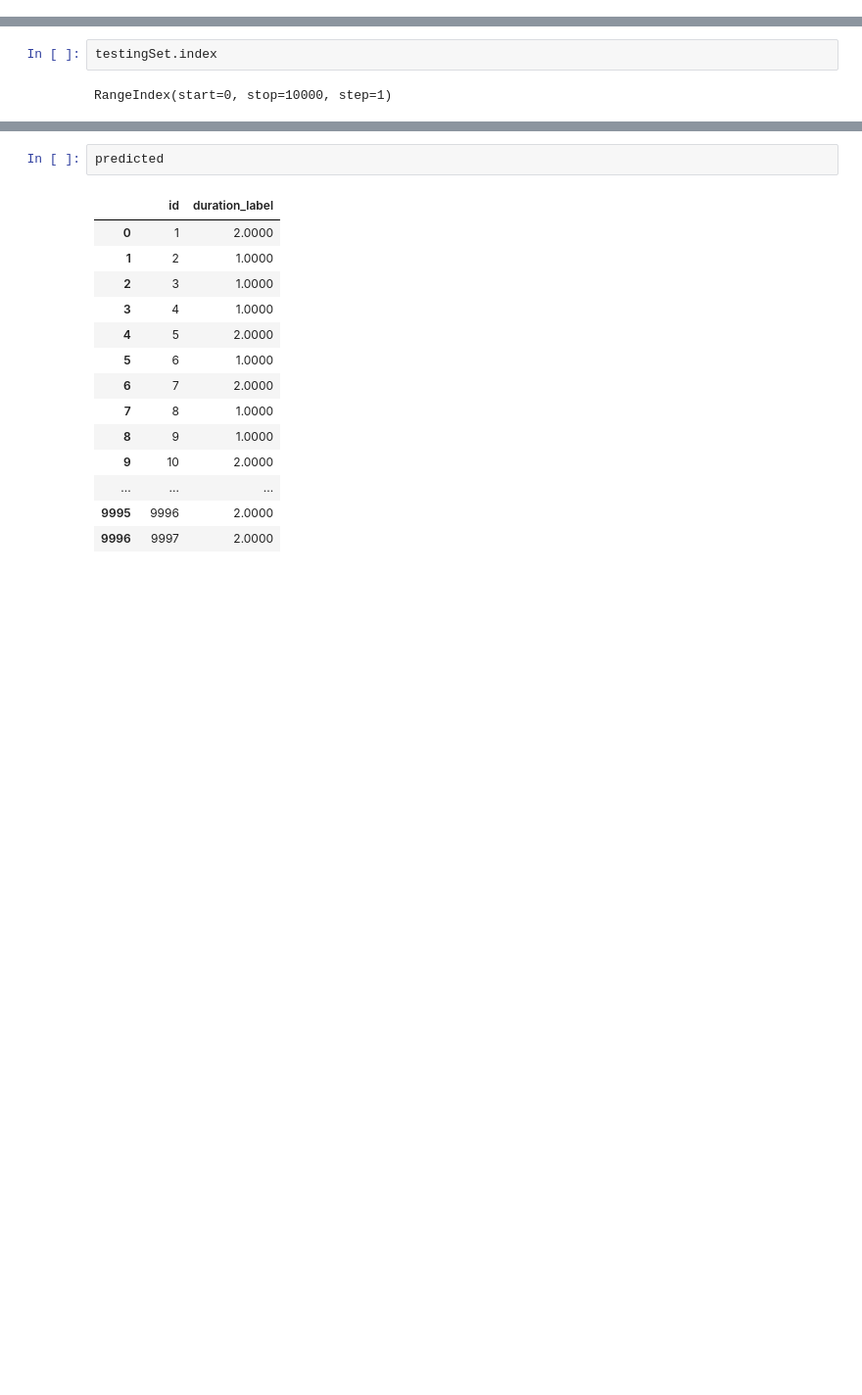
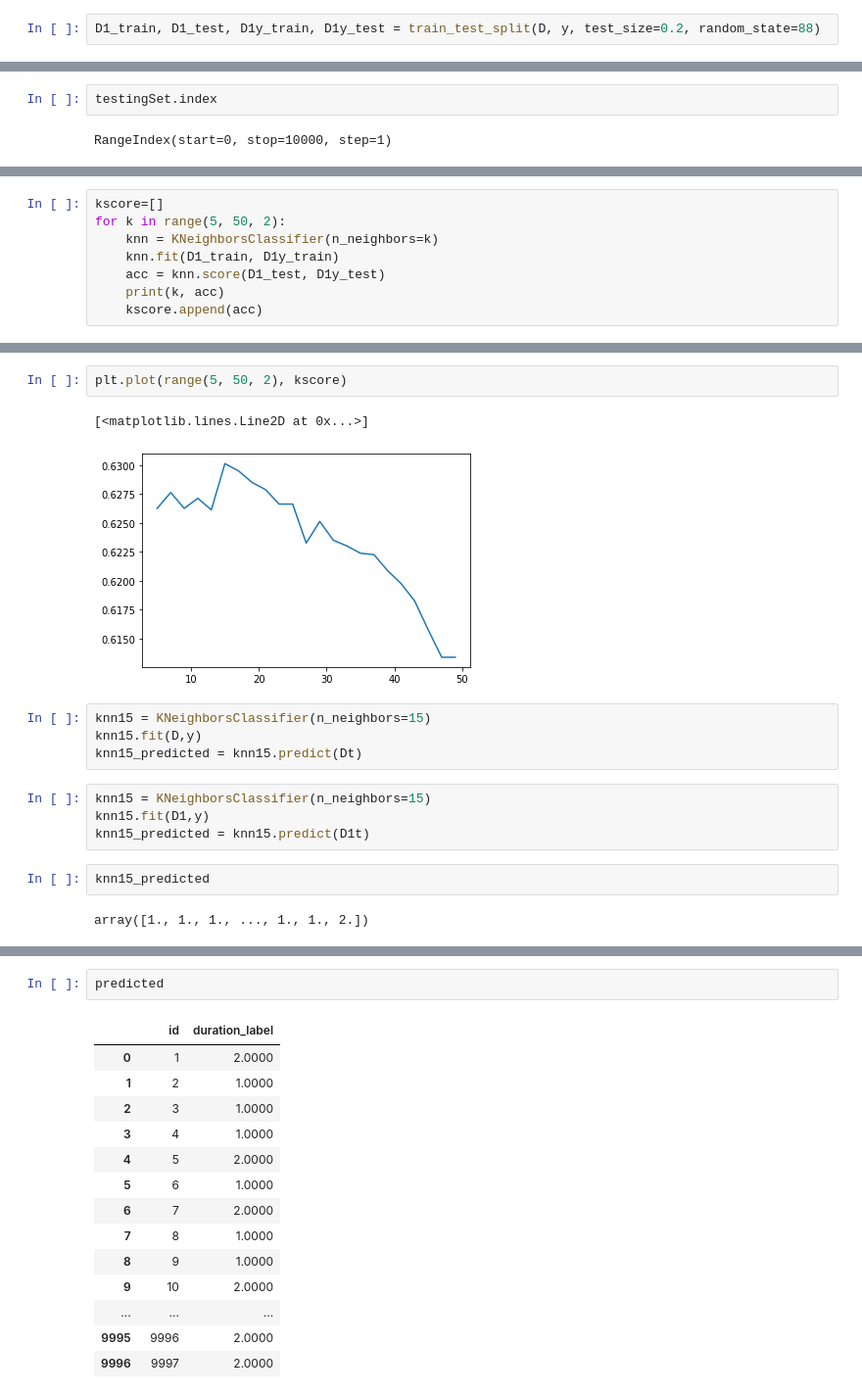
Before and after one commit to Machine-Learning-Project-Group/How-long-will-it-take-to-cook-this-, a Jupyter notebook: XDD.ipynb, the cells around one changed output, grey strips where cells are left out. Shown at 98% size. Saved outputs shown, nothing was run; the diff lists cells and outputs as text; blank space fills up the shorter version.

```diff
--- a/XDD.ipynb
+++ b/XDD.ipynb
@@ -75,3 +97,5 @@ X_train, X_test, y_train, y_test = train_test_split(X, y, test_size=0.2, random_
+# %%
+D1_train, D1_test, D1y_train, D1y_test = train_test_split(D, y, test_size=0.2, random_state=88)
 # %%
 vt = VarianceThreshold(0.01)
 X_train = vt.fit_transform(X_train, y_train)
@@ -305,0 +373,8 @@ RangeIndex(start=0, stop=10000, step=1)
+# %%
+kscore=[]
+for k in range(5, 50, 2):
+    knn = KNeighborsClassifier(n_neighbors=k)
+    knn.fit(D1_train, D1y_train)
+    acc = knn.score(D1_test, D1y_test)
+    print(k, acc)
+    kscore.append(acc)
@@ -305,0 +399,17 @@ RangeIndex(start=0, stop=10000, step=1)
+# %%
+plt.plot(range(5, 50, 2), kscore)
+# %% [output]
+[<matplotlib.lines.Line2D at 0x...>]
+[figure, added]
+# %%
+knn15 = KNeighborsClassifier(n_neighbors=15)
+knn15.fit(D,y)
+knn15_predicted = knn15.predict(Dt)
+# %%
+knn15 = KNeighborsClassifier(n_neighbors=15)
+knn15.fit(D1,y)
+knn15_predicted = knn15.predict(D1t)
+# %%
+knn15_predicted
+# %% [output]
+array([1., 1., 1., ..., 1., 1., 2.])
```
Also changed, not shown: parts of 40 cells of this notebook, 1 other file.
